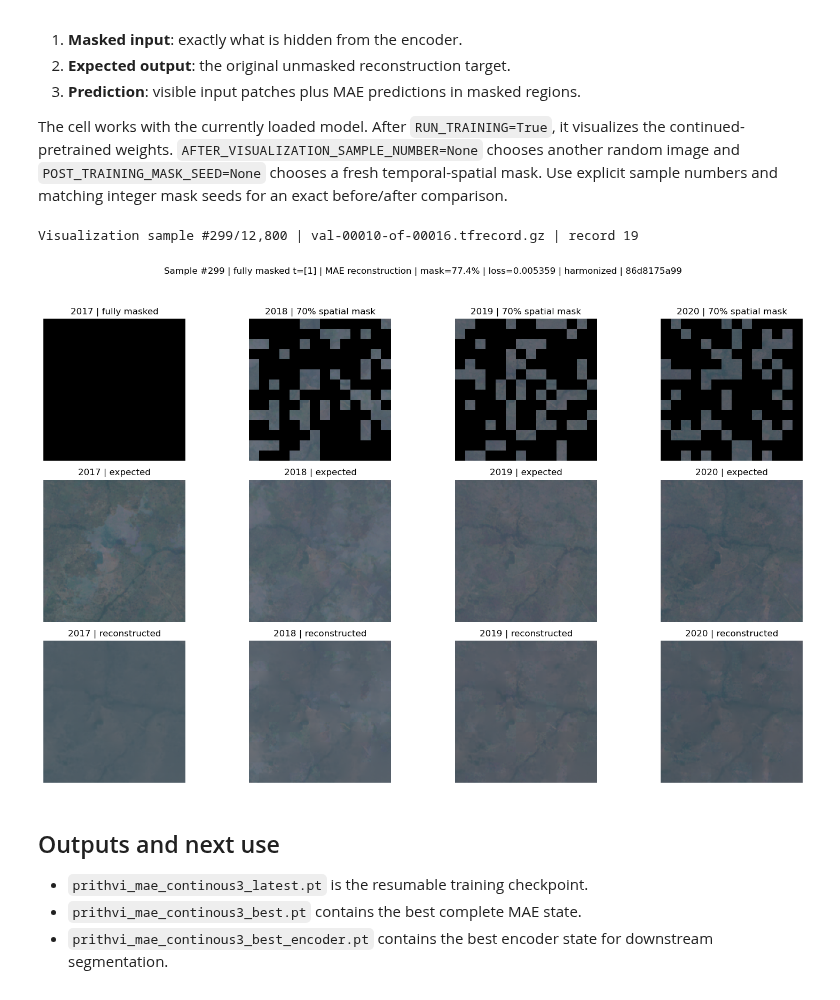
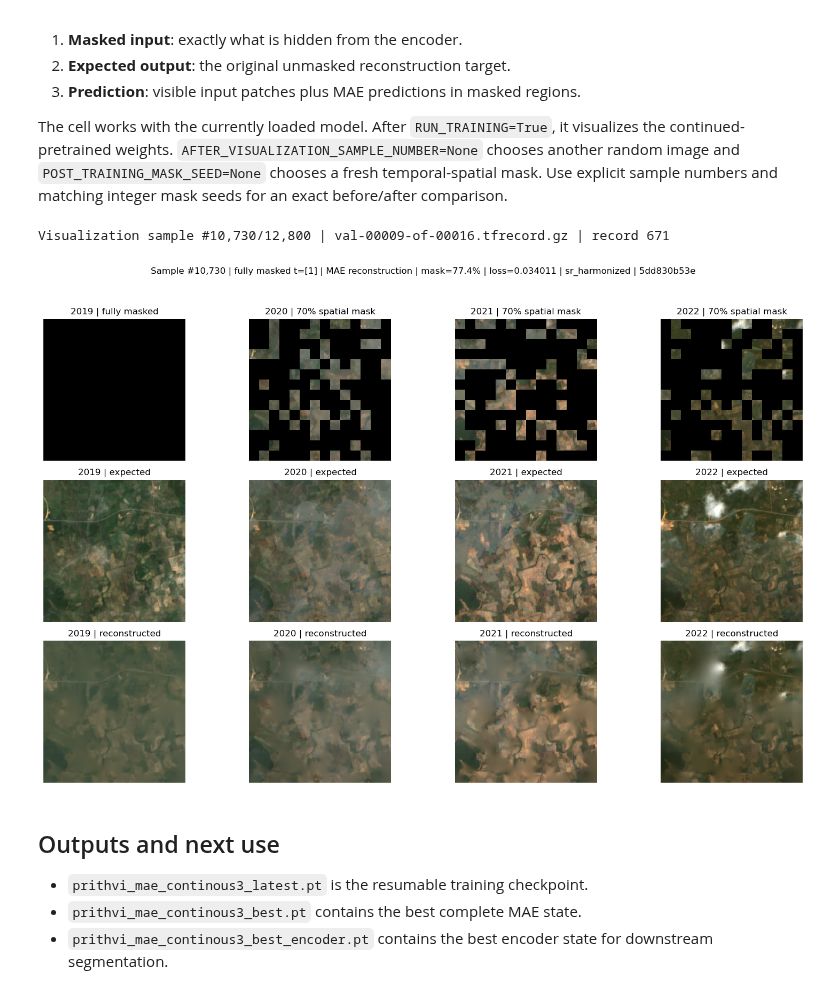
Before and after one commit to easare377/Prithvi-EO-Segmentation, a Jupyter notebook: Continous_pretrain3.ipynb, the cells around one changed output. Cells and saved outputs as stored; diff of their text form; code cells hidden in the pictures.

```diff
--- a/Continous_pretrain3.ipynb
+++ b/Continous_pretrain3.ipynb
@@ -1376,21 +1377,21 @@ def visualize_reconstruction_rows(result):
     plt.show()
 # %%
 
-AFTER_VISUALIZATION_SAMPLE_NUMBER = None #9735  # Use the same number to compare.
+AFTER_VISUALIZATION_SAMPLE_NUMBER = 10730 #1669 #9735  # Use the same number to compare.
 after_visualization_batch, after_visualization_info = load_visualization_sample(
     AFTER_VISUALIZATION_SAMPLE_NUMBER
 )
 post_training_result = reconstruct_sample(
     model,
     after_visualization_batch,
     after_visualization_info,
     mask_ratio=MASK_RATIO,
     seed=POST_TRAINING_MASK_SEED,
 )
 visualize_reconstruction_rows(post_training_result)
 # %% [output]
-Visualization sample #299/12,800 | val-00010-of-00016.tfrecord.gz | record 19
+Visualization sample #10,730/12,800 | val-00009-of-00016.tfrecord.gz | record 671
-[figure, old version]
+[figure, new version]
 # %%
 
 # To revisit a specific sample, set AFTER_VISUALIZATION_SAMPLE_NUMBER
```
Also changed, not shown: parts of 2 cells of this notebook, 1 other file.
